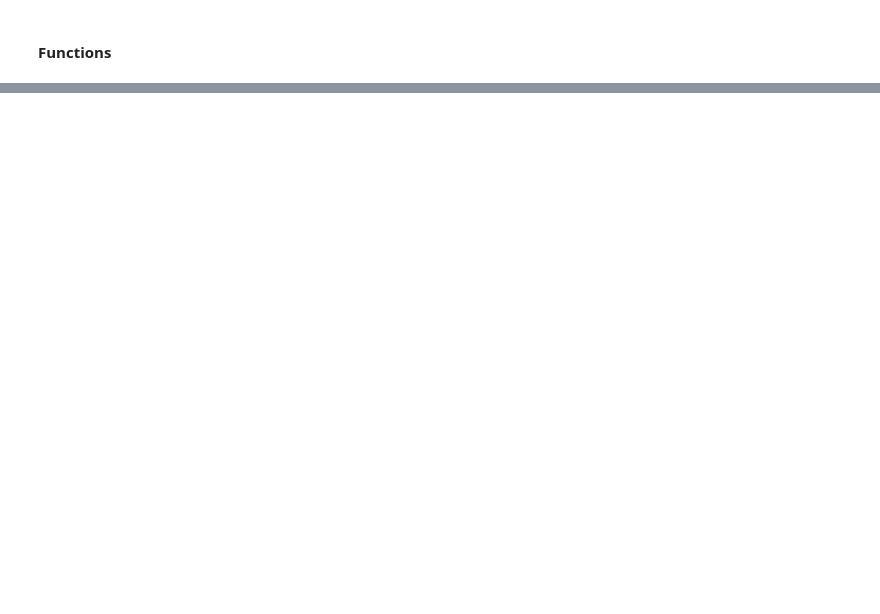
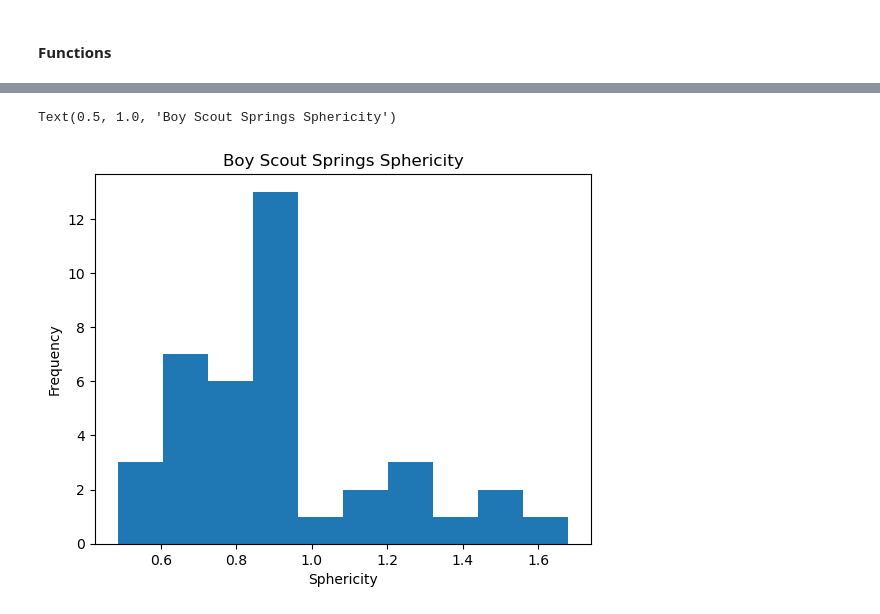
Before and after one commit to ethanoleson/Scallop_code, a Jupyter notebook: scallop_measurements.ipynb, the cells around one changed output, grey strips where cells are left out. Drawn from its saved outputs; the diff is of its cells as text; code cells hidden in the pictures; blank space fills up the shorter version.

```diff
--- a/scallop_measurements.ipynb
+++ b/scallop_measurements.ipynb
@@ -24,0 +51,2 @@ plt.hist
+# %%
+boy_scout['sphericity'] = sphericity(boy_scout['L(Downstream)'], boy_scout['w(perp)'])
@@ -24,0 +55,8 @@ plt.hist
+# %%
+plt.hist(boy_scout['sphericity'], bins=10)
+plt.ylabel('Frequency')
+plt.xlabel('Sphericity')
+plt.title('Boy Scout Springs Sphericity')
+# %% [output]
+Text(0.5, 1.0, 'Boy Scout Springs Sphericity')
+[figure, added]
```
Also changed, not shown: parts of 7 cells of this notebook.
